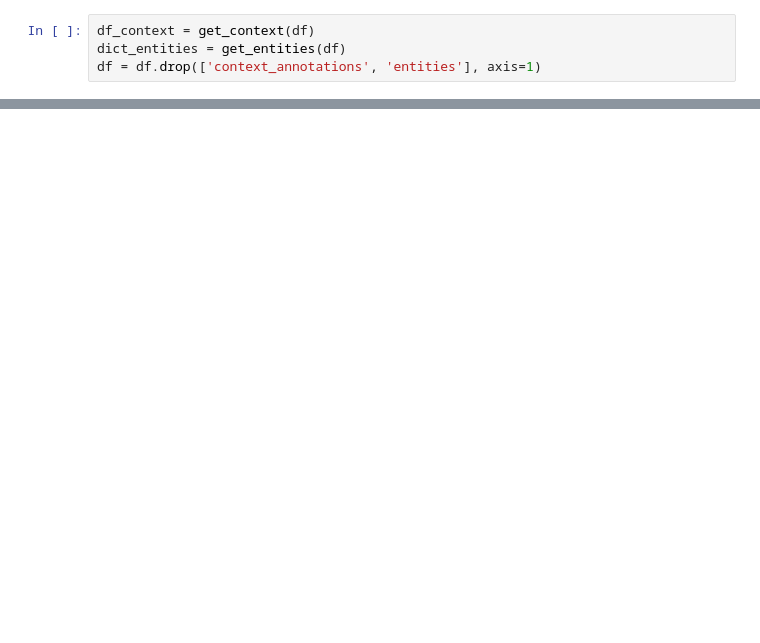
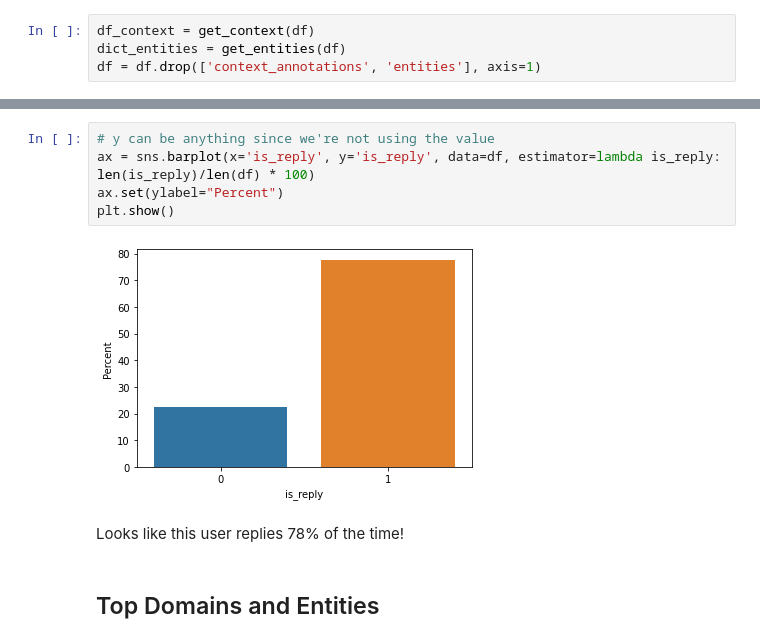
Before and after one commit to ytz/nlp-explore, a Jupyter notebook: notebook/twitter.ipynb, the cells around one changed output, grey strips where cells are left out. Cells and saved outputs as stored; diff of their text form; blank space fills up the shorter version.

```diff
--- a/notebook/twitter.ipynb
+++ b/notebook/twitter.ipynb
@@ -170,0 +224,11 @@ dict_entities['hashtags']
+# %%
+# y can be anything since we're not using the value
+ax = sns.barplot(x='is_reply', y='is_reply', data=df, estimator=lambda is_reply: len(is_reply)/len(df) * 100)
+ax.set(ylabel="Percent")
+plt.show()
+# %% [output]
+[figure, added]
+# %% [markdown]
+Looks like this user replies 78% of the time!
+# %% [markdown]
+## Top Domains and Entities
```
Also changed, not shown: parts of 20 cells of this notebook.
